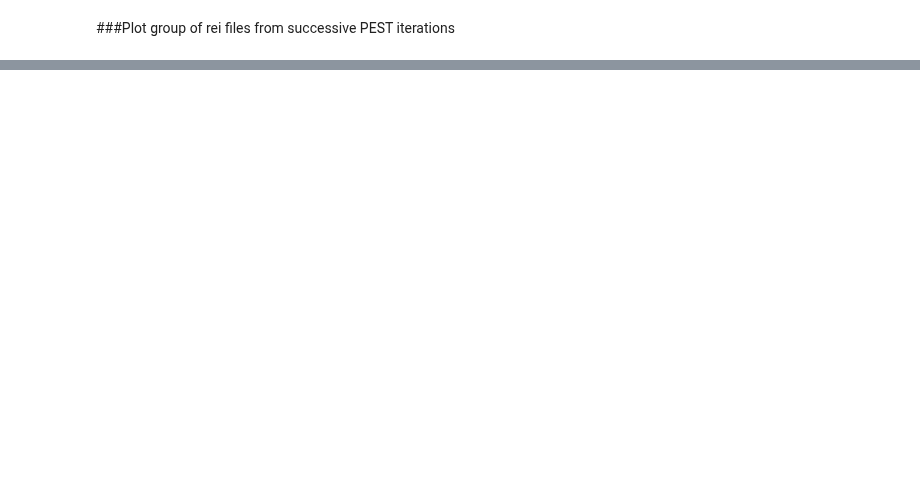
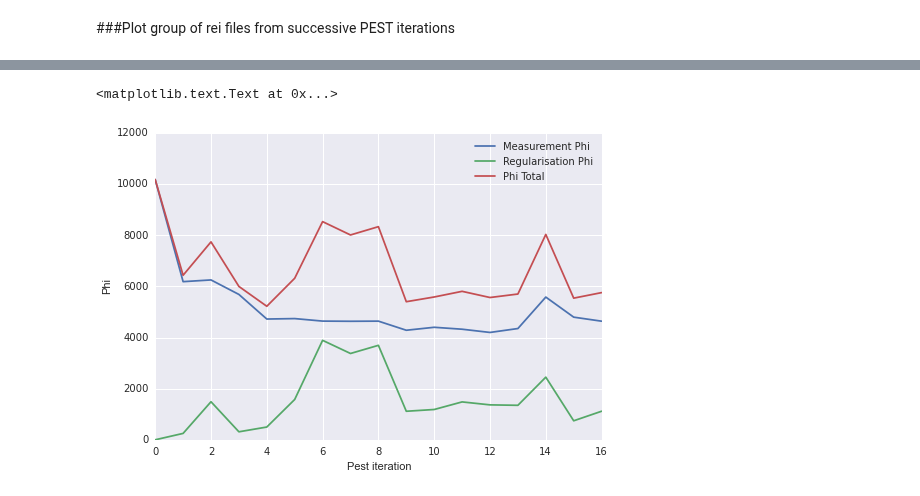
Before and after one commit to PESTools/pestools, a Jupyter notebook: examples/Rei.ipynb, the cells around one changed output, grey strips where cells are left out. Drawn from its saved outputs; the diff is of its cells as text; code cells hidden in the pictures; blank space fills up the shorter version.

```diff
--- a/examples/Rei.ipynb
+++ b/examples/Rei.ipynb
@@ -1,2 +1,11 @@
 # %% [markdown]
 ###Plot group of rei files from successive PEST iterations
+# %%
+import sys
+sys.path.append('../pst_tools')
+from rei import *
+
+% matplotlib inline
+rei = Rei('../cc/columbia_svda', obs_info_file='../cc/observation_locations.csv')
+#rei = Rei('../cc/columbia_svda') # test without an observation info file
+rei.reifiles
@@ -2,0 +153,7 @@
+# %%
+import seaborn as sb
+ax = rei.phi_by_component.plot()
+ax.set_ylabel("Phi")
+# %% [output]
+<matplotlib.text.Text at 0x...>
+[figure, added]
```
Also changed, not shown: parts of 12 cells of this notebook, 3 other files.
